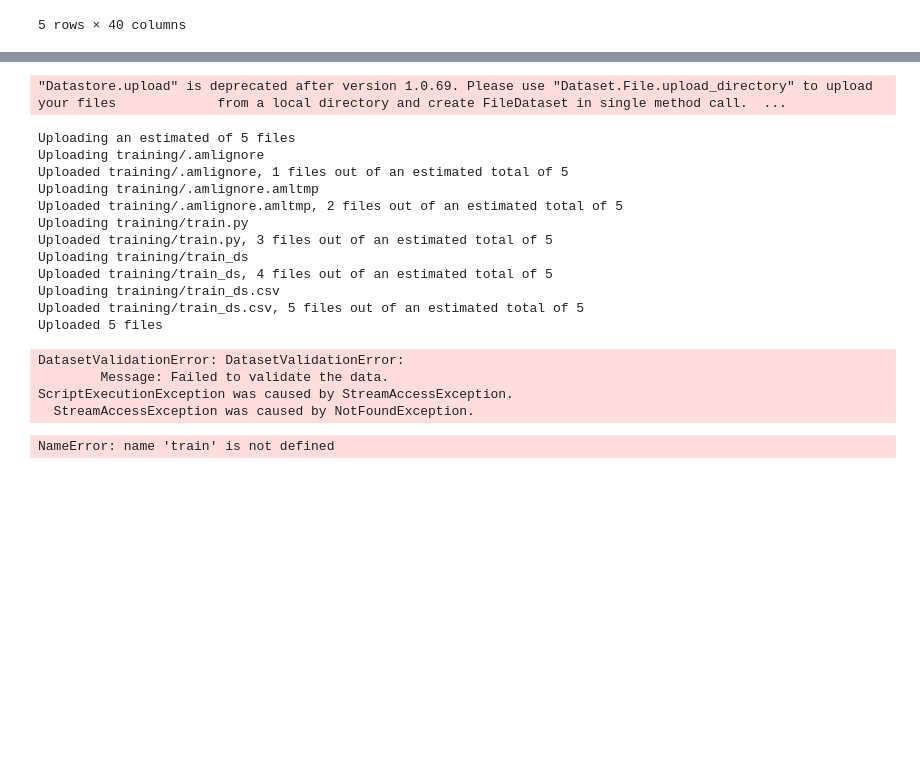
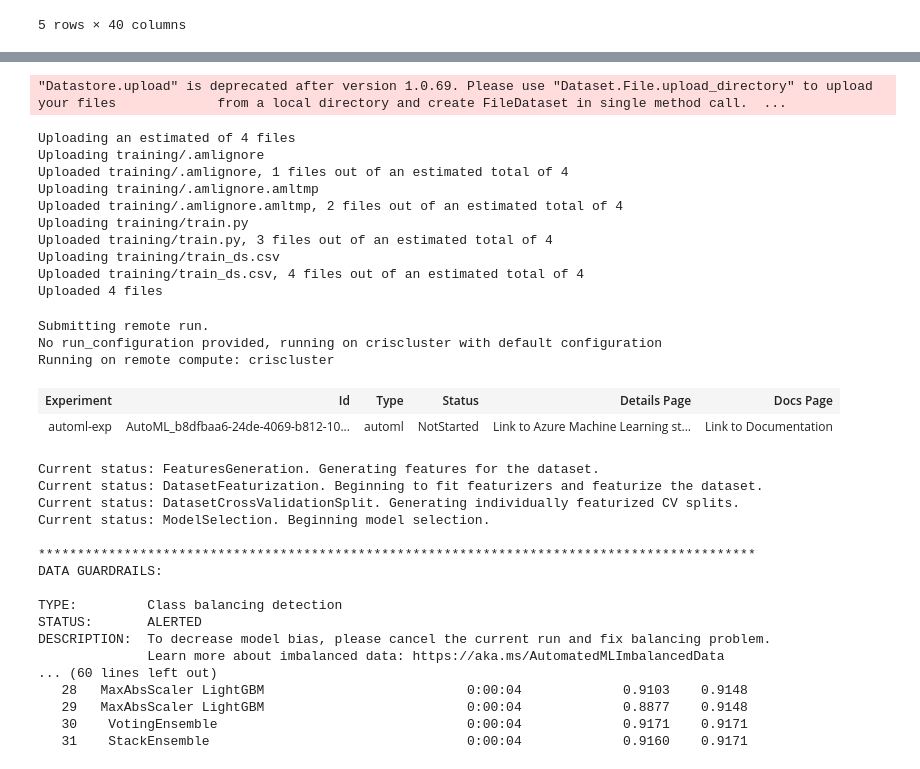
Before and after one commit to cristiandatum/ML_Pipeline_Azure, a Jupyter notebook: udacity-project.ipynb, the cells around one changed output, grey strips where cells are left out. Saved outputs shown, nothing was run; the diff lists cells and outputs as text; code cells hidden in the pictures; blank space fills up the shorter version.

```diff
--- a/udacity-project.ipynb
+++ b/udacity-project.ipynb
@@ -207,40 +215,57 @@ print(datastore)
 }
 # %%
 datastore.upload(src_dir ='training/', target_path = 'data/')
-train_set = TabularDatasetFactory.from_delimited_files(path = [(datastore,('data/train_set.csv'))])
+train_set = TabularDatasetFactory.from_delimited_files(path = [(datastore,('data/train_ds.csv'))])
 # %% [output]
 "Datastore.upload" is deprecated after version 1.0.69. Please use "Dataset.File.upload_directory" to upload your files             from a local directory and create FileDataset in single method call.  ...
-Uploading an estimated of 5 files
+Uploading an estimated of 4 files
 Uploading training/.amlignore
-Uploaded training/.amlignore, 1 files out of an estimated total of 5
+Uploaded training/.amlignore, 1 files out of an estimated total of 4
 Uploading training/.amlignore.amltmp
-Uploaded training/.amlignore.amltmp, 2 files out of an estimated total of 5
+Uploaded training/.amlignore.amltmp, 2 files out of an estimated total of 4
 Uploading training/train.py
-Uploaded training/train.py, 3 files out of an estimated total of 5
-Uploading training/train_ds
-Uploaded training/train_ds, 4 files out of an estimated total of 5
+Uploaded training/train.py, 3 files out of an estimated total of 4
 Uploading training/train_ds.csv
-Uploaded training/train_ds.csv, 5 files out of an estimated total of 5
-Uploaded 5 files
+Uploaded training/train_ds.csv, 4 files out of an estimated total of 4
+Uploaded 4 files
-DatasetValidationError: DatasetValidationError:
-        Message: Failed to validate the data.
-ScriptExecutionException was caused by StreamAccessException.
-  StreamAccessException was caused by NotFoundException.
 # %%
 from azureml.train.automl import AutoMLConfig
-
 # Set parameters for AutoMLConfig
 # NOTE: DO NOT CHANGE THE experiment_timeout_minutes PARAMETER OR YOUR INSTANCE WILL TIME OUT.
 # If you wish to run the experiment longer, you will need to run this notebook in your own
 # Azure tenant, which will incur personal costs.
 automl_config = AutoMLConfig(
+    compute_target = cpu_cluster,
     experiment_timeout_minutes=30,
     task='classification',
     primary_metric='accuracy',
-    training_data=train,
-    label_column_name=test,
-    n_cross_validations=c)
+    training_data=train_set,
+    label_column_name='y',
+    n_cross_validations=5)
-# %% [output]
-NameError: name 'train' is not defined
+# %%
+automl_run = exp_automl.submit(automl_config, show_output = True)
+# %% [output]
+Submitting remote run.
+No run_configuration provided, running on criscluster with default configuration
+Running on remote compute: criscluster
+| Experiment | Id | Type | Status | Details Page | Docs Page |
+| automl-exp | AutoML_b8dfbaa6-24de-4069-b812-10... | automl | NotStarted | Link to Azure Machine Learning st... | Link to Documentation |
+Current status: FeaturesGeneration. Generating features for the dataset.
+Current status: DatasetFeaturization. Beginning to fit featurizers and featurize the dataset.
+Current status: DatasetCrossValidationSplit. Generating individually featurized CV splits.
+Current status: ModelSelection. Beginning model selection.
+
+********************************************************************************************
+DATA GUARDRAILS:
+
+TYPE:         Class balancing detection
+STATUS:       ALERTED
+DESCRIPTION:  To decrease model bias, please cancel the current run and fix balancing problem.
+              Learn more about imbalanced data: https://aka.ms/AutomatedMLImbalancedData
+... (60 lines left out)
+   28   MaxAbsScaler LightGBM                          0:00:04             0.9103    0.9148
+   29   MaxAbsScaler LightGBM                          0:00:04             0.8877    0.9148
+   30    VotingEnsemble                                0:00:04             0.9171    0.9171
+   31    StackEnsemble                                 0:00:04             0.9160    0.9171
 # %%
 # Submit your automl run
```
Also changed, not shown: parts of 12 cells of this notebook.
